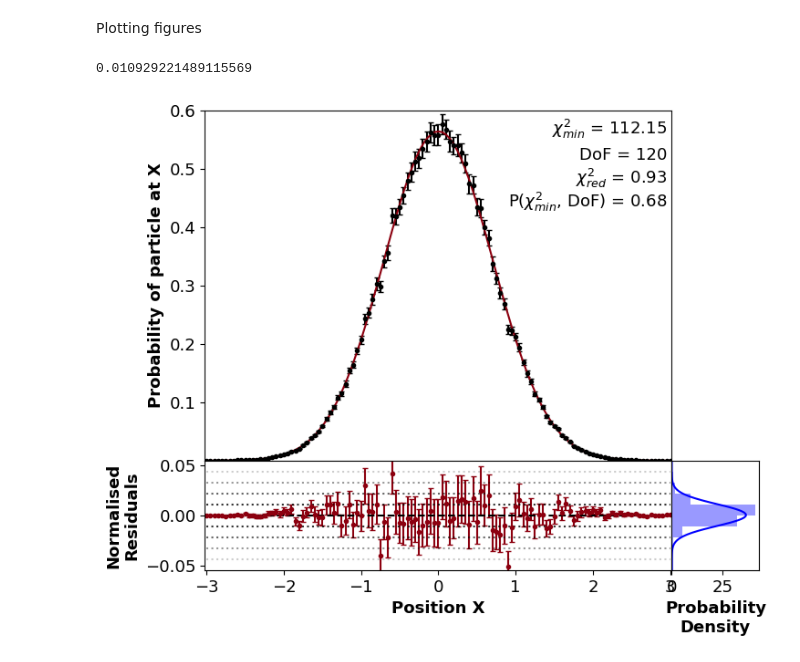
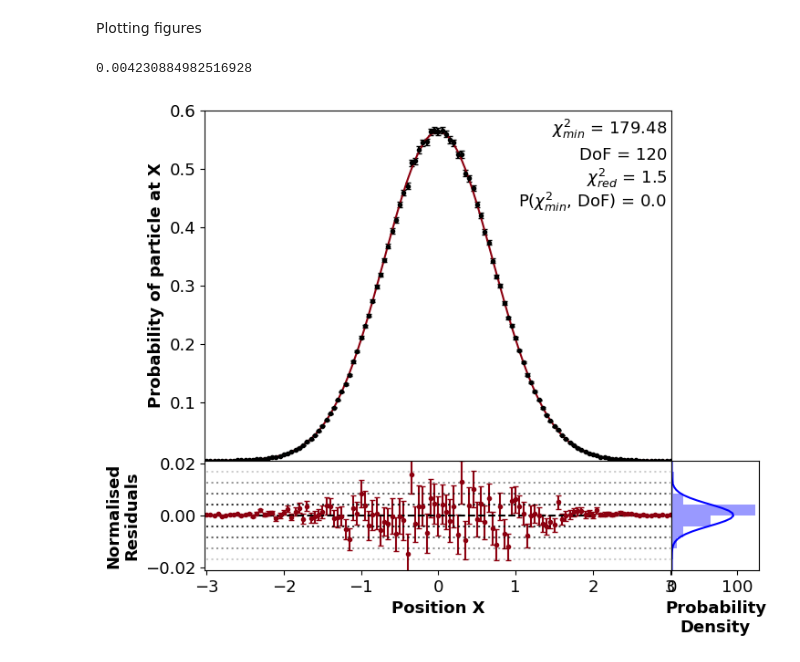
Before and after one commit to Wildeofthewest1/ProjectRepo, a Jupyter notebook: FeynmanPathIntegralJUPYTER.ipynb, the cells around one changed output. Cells and saved outputs as stored; diff of their text form; code cells hidden in the pictures.

```diff
--- a/FeynmanPathIntegralJUPYTER.ipynb
+++ b/FeynmanPathIntegralJUPYTER.ipynb
@@ -4052,12 +4052,14 @@ def average(num_to_avs,paths1,Cs,As):
 
     #calculate root mean square error
     for k in range(l):
-        errs[k] = np.std(array[:,k]-wavefunc(xs[k]))
+        errs[k] = np.std(array[:,k]-wavefunc(xs[k]))#std of residuals
+
+    errs = np.std( array-wavefunc(xs), axis = 0 )
 
     #patherrs = Cs*((paths)**As)
 
     averageys = ave/num_to_avs
-    aveerrs = errs #np.sqrt((errs**2/num_to_avs-1))# + (patherrs**2))
+    aveerrs = errs/np.sqrt(num_to_avs) #+ (patherrs**2))
     #aveerrs = patherrs
 
     return averageys, aveerrs
@@ -4066,7 +4068,7 @@ def average(num_to_avs,paths1,Cs,As):
 #USING ROOT MEAN SQUARE ERROR
 # %%
 a = 1
-ys, yerrs = average(100,100,Cs,As)# average(NumberOfAverages,NumberOfPaths)
+ys, yerrs = average(100,1000,Cs,As)# average(NumberOfAverages,NumberOfPaths)
 # %% [markdown]
 This Calculates the Chi squared values
 # %%
@@ -4158,21 +4160,16 @@ plt.text(.99, .77, "P($\chi_{min}^2$, DoF) = "+"{}".format(str(round(Pvalue, 2))
 
 ############################################# Mini plot showing all data
 
-"""
-
-f1.add_axes((0.07*plotwidth,0.07*plotheight,miniscale*plotwidth,miniscale*plotheight))
+f1.add_axes((0.07*plotwidth,0.07*plotheight-miniscale*plotheight,miniscale*plotwidth,miniscale*plotheight))
 plt.gca().set_ylim([0,np.max(ys+yerrs)*1.01])
 plt.gca().set_xlim([xs[0],xs[-1]])
 plt.yticks(fontsize = minitextscale*textsize)
 plt.xticks(fontsize = minitextscale*textsize)
-plt.gca().axes.get_xaxis().set_ticks([-3,-2,-1,0,1,2,3])
+#plt.gca().axes.get_xaxis().set_ticks([-3,-2,-1,0,1,2,3])
 
 plt.errorbar(minixs, miniys, miniyerrs, color = "black", linestyle = "none")#plot the numerical solution
 
 plt.plot(xs,analyticalValues, color = "red", alpha = 0.3)#plot the analytical solution
-"""
-
-
 
 ##########################################
 
@@ -4199,32 +4196,32 @@ for i in range(1,j):
 for i in range(-j+1,0):
     plt.plot(xs,i*stdresarray, color='black', linestyle='dotted', alpha = 1+i/j)
 
 plt.plot(xs,0*stdresarray, color='black', linestyle='dashed', alpha = 1)
 
 #######################################
 
 x = np.arange(-j*stdd,j*stdd,0.001)
 mean = statistics.mean(normres)
 sd = statistics.stdev(normres)
 
 
 f1.add_axes((plotwidth,-resplotheight,histplotwidth,resplotheight))#add axes for histogram plot
 plt.gca().set_ylim([-j*stdd,j*stdd])
 plt.gca().axes.get_yaxis().set_ticks([])
 #plt.gca().axes.get_xaxis().set_ticks([5,10])
 plt.yticks(fontsize = textsize)
 plt.xticks(fontsize = textsize)
 plt.xlabel("Probability\nDensity", fontsize = textsize, weight = "bold")
 histrange = np.arange(-j*stdd,(j+1)*stdd,stdd)
 
 plt.hist(normres, histrange, density=True, orientation = "horizontal", color = "blue", alpha = 0.4)
 plt.plot( norm.pdf(x, mean, sd), x, color = "blue")
 
 
 #actionarray = metropolis(100,0)
 #plt.plot(np.arange(0,100,1),actionarray)
 
 plt.show()
 # %% [output]
-0.010929221489115569
+0.004230884982516928
-[figure, old version]
+[figure, new version]
```
Also changed, not shown: parts of 2 cells of this notebook.
